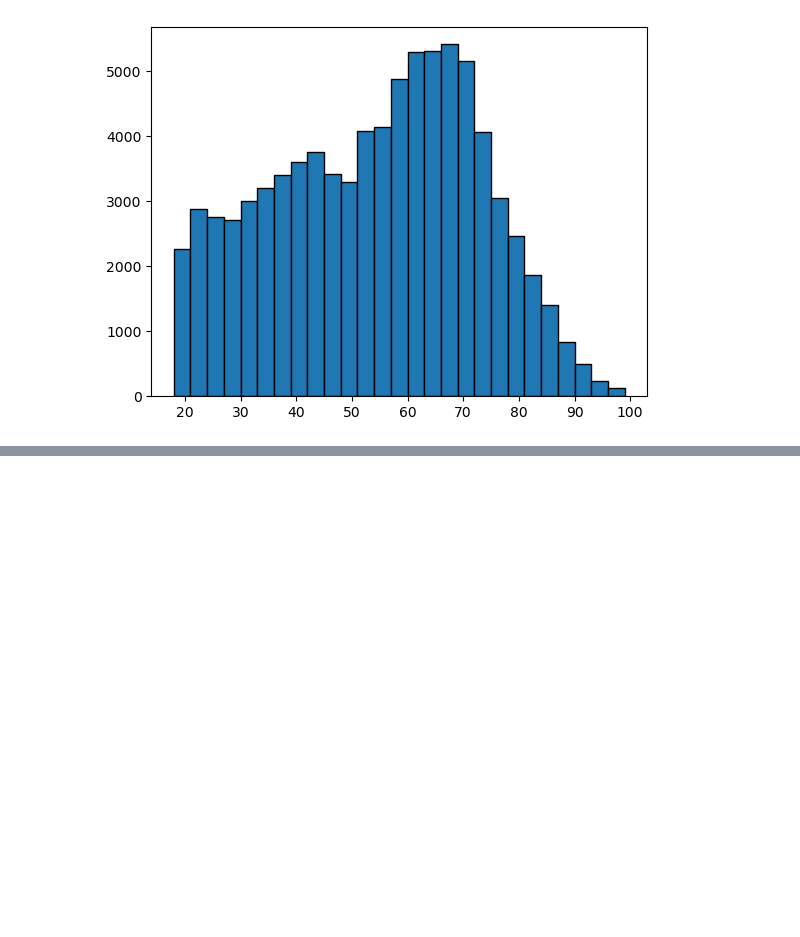
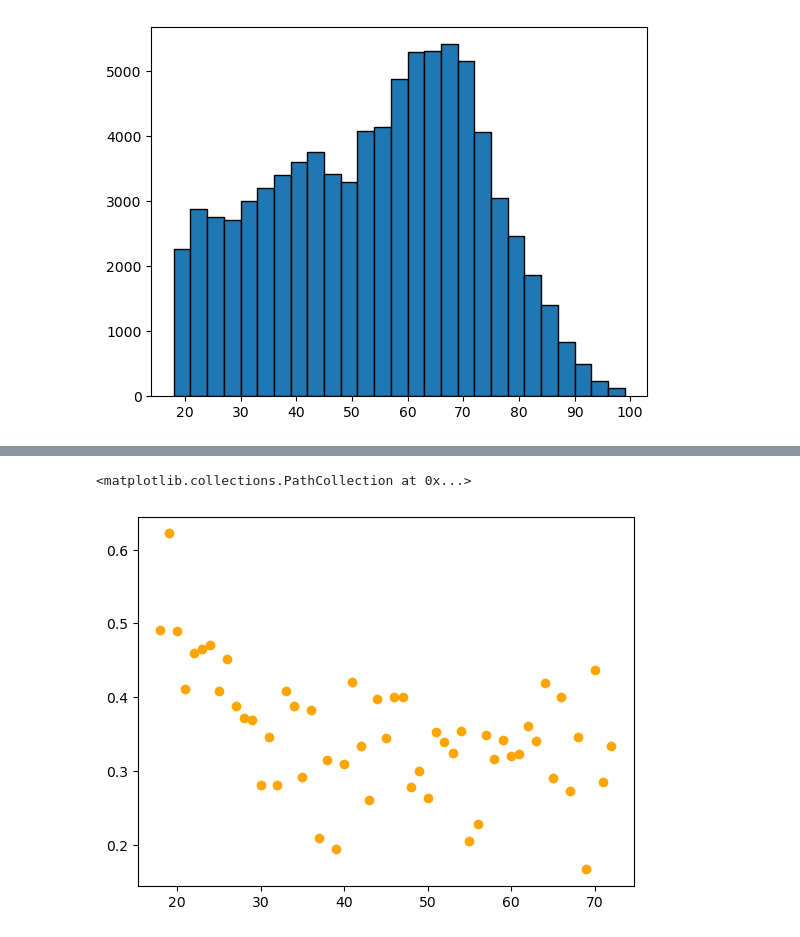
Before and after one commit to fyzeen/CentraCare-Isolation-Data, a Jupyter notebook: ExpandedDatasetAnalysis.ipynb, the cells around one changed output, grey strips where cells are left out. Drawn from its saved outputs; the diff is of its cells as text; code cells hidden in the pictures; blank space fills up the shorter version.

```diff
--- a/ExpandedDatasetAnalysis.ipynb
+++ b/ExpandedDatasetAnalysis.ipynb
@@ -122,0 +171,6 @@ plt.hist(df["Age"], np.arange(18, 100, 3), edgecolor='black', lw=1)
+# %%
+african_array = race_array[race_array["Race"] == "Black or African American"][:-21]
+plt.scatter(african_array["Age"], african_array["Isolation_YN"], color = "orange")
+# %% [output]
+<matplotlib.collections.PathCollection at 0x...>
+[figure, added]
```
Also changed, not shown: parts of 10 cells of this notebook, 3 other files.
